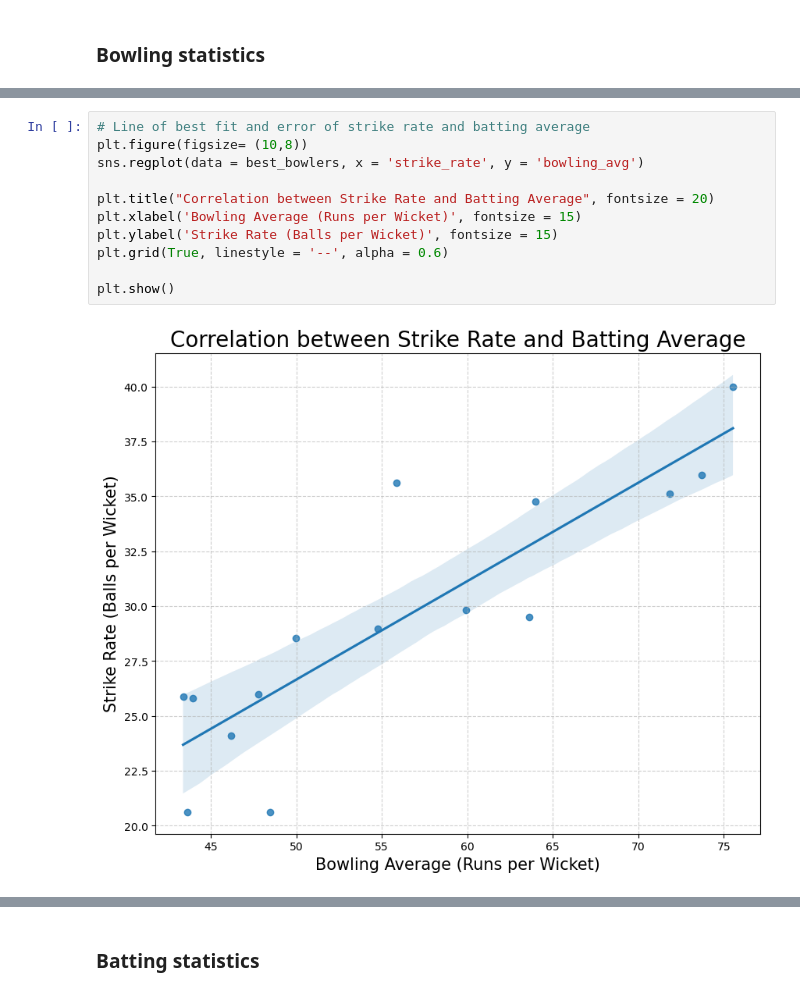
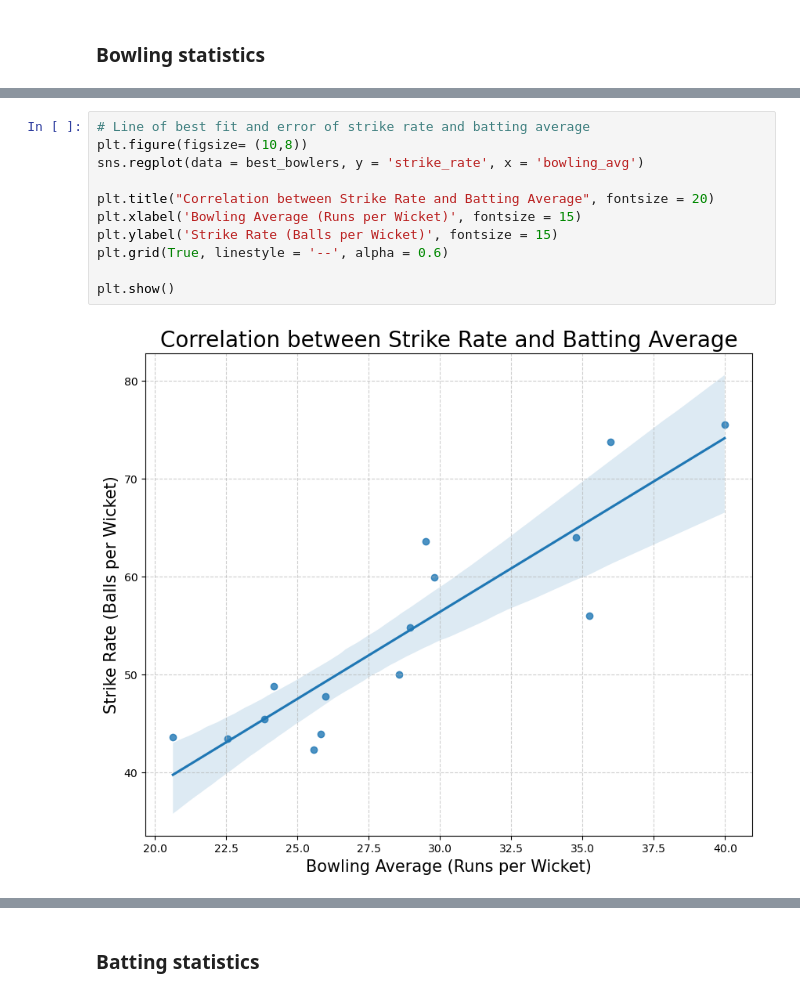
Before and after one commit to zoeh6176-sketch/Programming-Assessment, a Jupyter notebook: Untitled.ipynb, the cells around one changed output, grey strips where cells are left out. Saved outputs shown, nothing was run; the diff lists cells and outputs as text.

```diff
--- a/Untitled.ipynb
+++ b/Untitled.ipynb
@@ -180,16 +180,16 @@ Strong positive linear correlation
 # %%
 # Line of best fit and error of strike rate and batting average
 plt.figure(figsize= (10,8))
-sns.regplot(data = best_bowlers, x = 'strike_rate', y = 'bowling_avg')
+sns.regplot(data = best_bowlers, y = 'strike_rate', x = 'bowling_avg')
 
 plt.title("Correlation between Strike Rate and Batting Average", fontsize = 20)
 plt.xlabel('Bowling Average (Runs per Wicket)', fontsize = 15)
 plt.ylabel('Strike Rate (Balls per Wicket)', fontsize = 15)
 plt.grid(True, linestyle = '--', alpha = 0.6)
 
 plt.show()
 # %% [output]
-[figure, old version]
+[figure, new version]
 # %%
 # Creating barplot of best batters
 plt.figure(figsize = (10,8))
```
Also changed, not shown: parts of 18 cells of this notebook.
